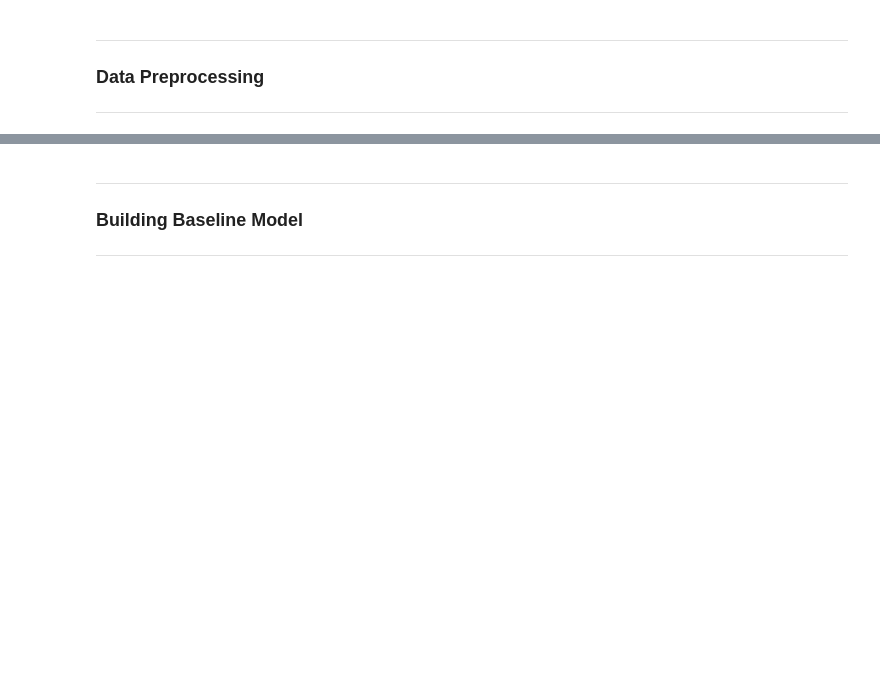
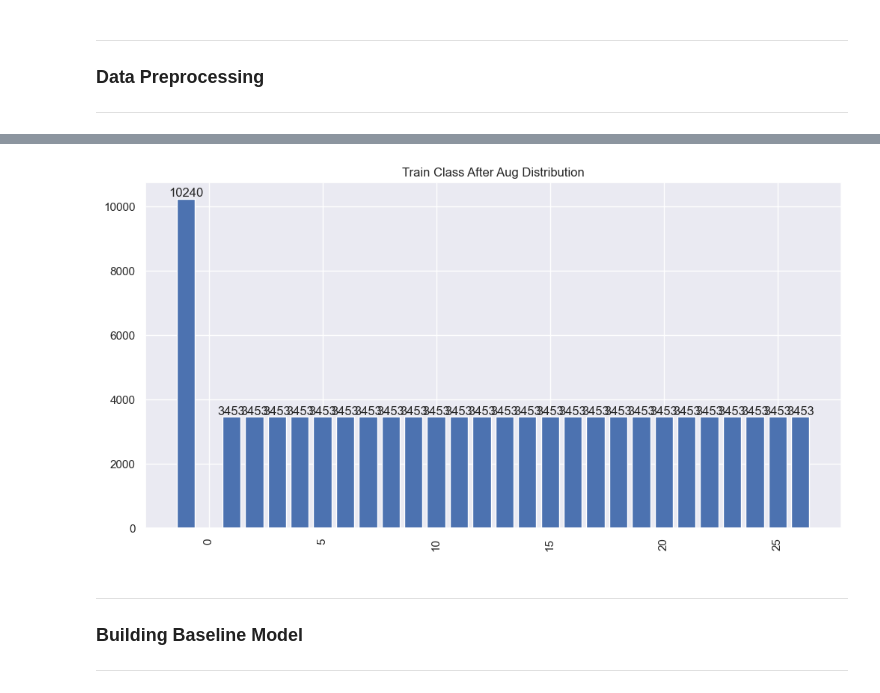
Before and after one commit to y0ngjie/DELECA2, a Jupyter notebook: GAN.ipynb, the cells around one changed output, grey strips where cells are left out. Cells and saved outputs as stored; diff of their text form; code cells hidden in the pictures; blank space fills up the shorter version.

```diff
--- a/GAN.ipynb
+++ b/GAN.ipynb
@@ -245,3 +281,24 @@ datagen = ImageDataGenerator(
+# %%
+X_train_augmented = np.array(augmented_images)  # Convert augmented_images to numpy array
+X_train_concatenated = np.concatenate((X_train, X_train_augmented.reshape(X_train_augmented.shape[:-1])))  # Concatenate along the first axis
+
+y_train_concatenated = np.concatenate((y1, augmented_labels))  # Concatenate labels
+
+# Shuffle the concatenated dataset
+shuffle_indices = np.random.permutation(len(X_train_concatenated))
+X_train_concatenated = X_train_concatenated[shuffle_indices]
+y_train_concatenated = y_train_concatenated[shuffle_indices]
+# %%
+labels, counts = np.unique(y_train_concatenated, return_counts=True, )
+plt.figure(figsize=(12, 6))
+plt.bar(labels, counts)
+for i in range(len(labels)):
+    plt.text(labels[i], counts[i], str(counts[i]), ha='center', va='bottom')
+plt.xticks(rotation=90)
+plt.title('Train Class After Aug Distribution')
+plt.show()
+# %% [output]
+[figure, added]
 # %% [markdown]
 <hr>
 
```
Also changed, not shown: parts of 19 cells of this notebook.
